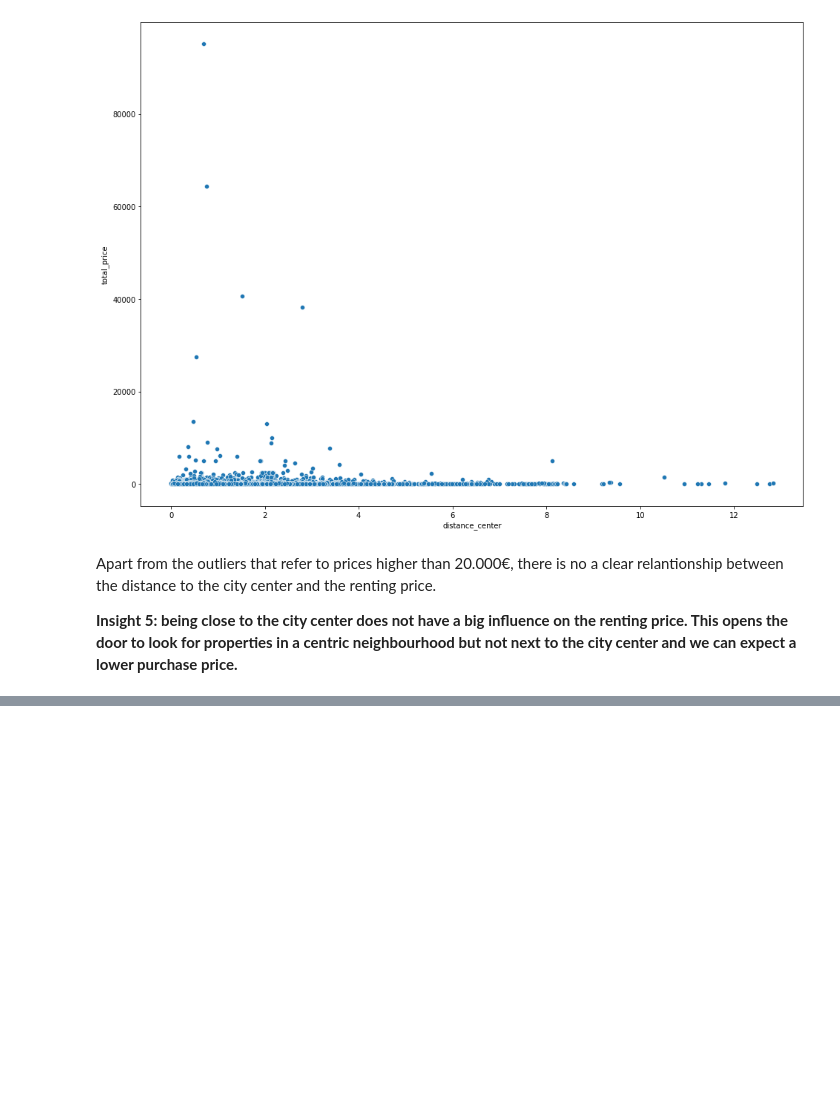
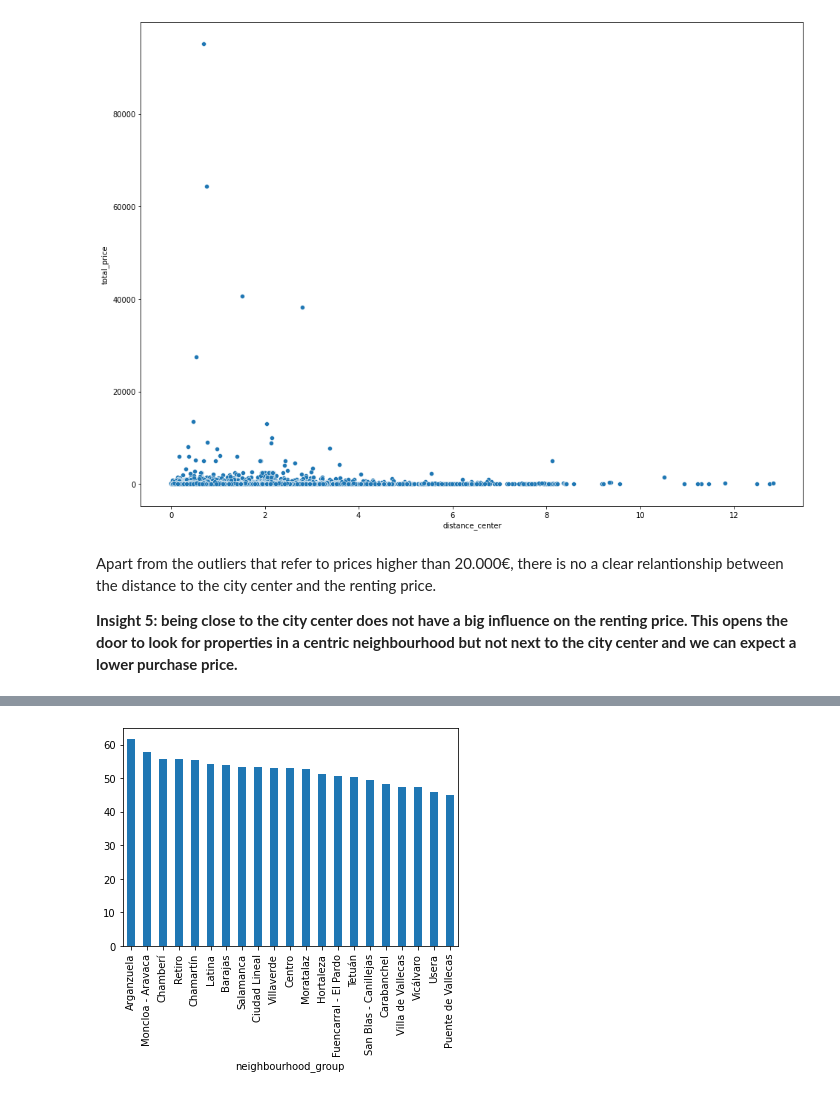
Before and after one commit to luis-cj/data-science-retail-market-madrid, a Jupyter notebook: retail_market_madrid_part_4.ipynb, the cells around one changed output, grey strips where cells are left out. Drawn from its saved outputs; the diff is of its cells as text; code cells hidden in the pictures; blank space fills up the shorter version.

```diff
--- a/retail_market_madrid_part_4.ipynb
+++ b/retail_market_madrid_part_4.ipynb
@@ -406,0 +447,4 @@ Apart from the outliers that refer to prices higher than 20.000€, there is no
+# %%
+df.groupby("neighbourhood_group")["occupancy_rate"].mean().sort_values(ascending=False).plot(kind="bar");
+# %% [output]
+[figure, added]
```
Also changed, not shown: parts of 30 cells of this notebook.
